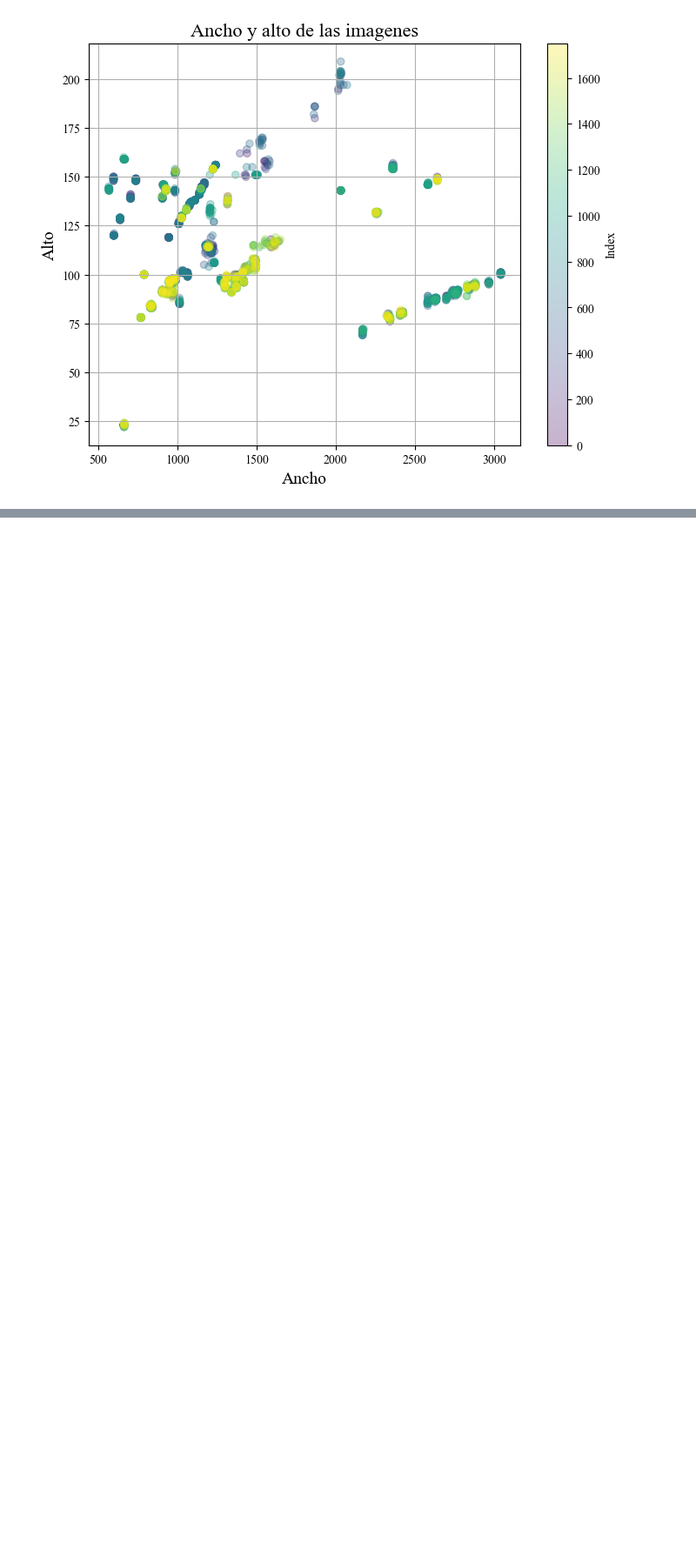
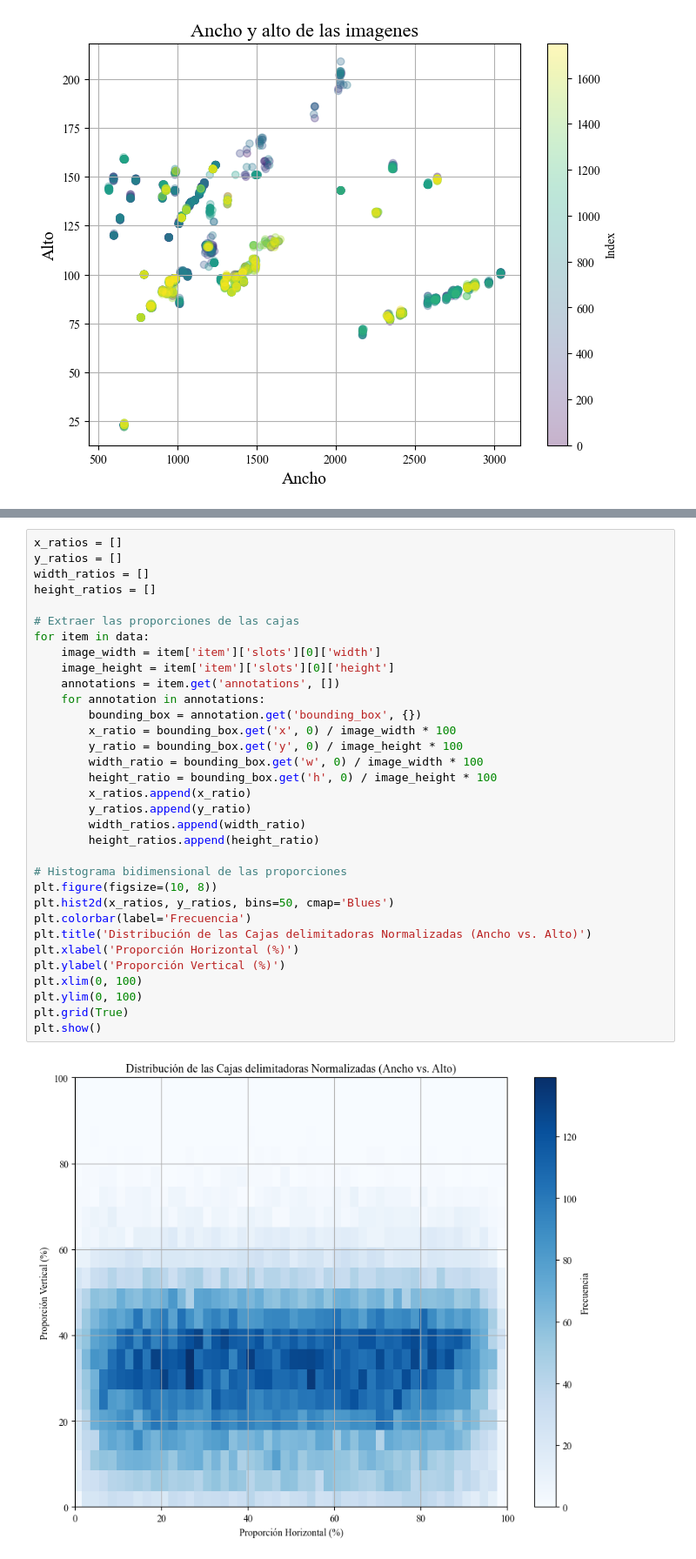
Before and after one commit to azulamakk/PF-vacasVaqueras, a Jupyter notebook: imageSize.ipynb, the cells around one changed output, grey strips where cells are left out. Shown at 87% size. Drawn from its saved outputs; the diff is of its cells as text; blank space fills up the shorter version.

```diff
--- a/imageSize.ipynb
+++ b/imageSize.ipynb
@@ -43 +93,36 @@ plt.show()
+# %%
+x_ratios = []
+y_ratios = []
+width_ratios = []
+height_ratios = []
+
+# Extraer las proporciones de las cajas
+for item in data:
+    image_width = item['item']['slots'][0]['width']
+    image_height = item['item']['slots'][0]['height']
+    annotations = item.get('annotations', [])
+    for annotation in annotations:
+        bounding_box = annotation.get('bounding_box', {})
+        x_ratio = bounding_box.get('x', 0) / image_width * 100
+        y_ratio = bounding_box.get('y', 0) / image_height * 100
+        width_ratio = bounding_box.get('w', 0) / image_width * 100
+        height_ratio = bounding_box.get('h', 0) / image_height * 100
+        x_ratios.append(x_ratio)
+        y_ratios.append(y_ratio)
+        width_ratios.append(width_ratio)
+        height_ratios.append(height_ratio)
+
+# Histograma bidimensional de las proporciones
+plt.figure(figsize=(10, 8))
+plt.hist2d(x_ratios, y_ratios, bins=50, cmap='Blues')
+plt.colorbar(label='Frecuencia')
+plt.title('Distribución de las Cajas delimitadoras Normalizadas (Ancho vs. Alto)')
+plt.xlabel('Proporción Horizontal (%)')
+plt.ylabel('Proporción Vertical (%)')
+plt.xlim(0, 100)
+plt.ylim(0, 100)
+plt.grid(True)
+plt.show()
+# %% [output]
+[figure, added]
 # %%
```
Also changed, not shown: parts of 21 cells of this notebook.
